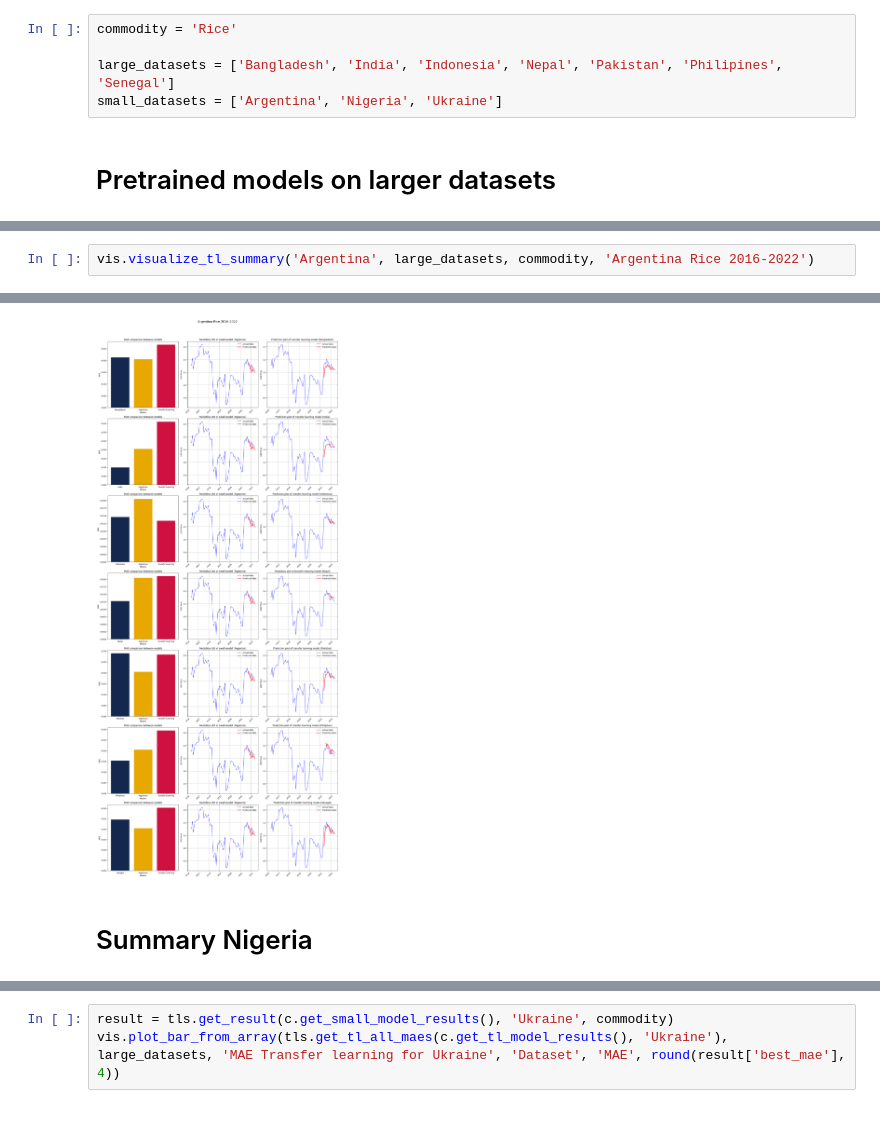
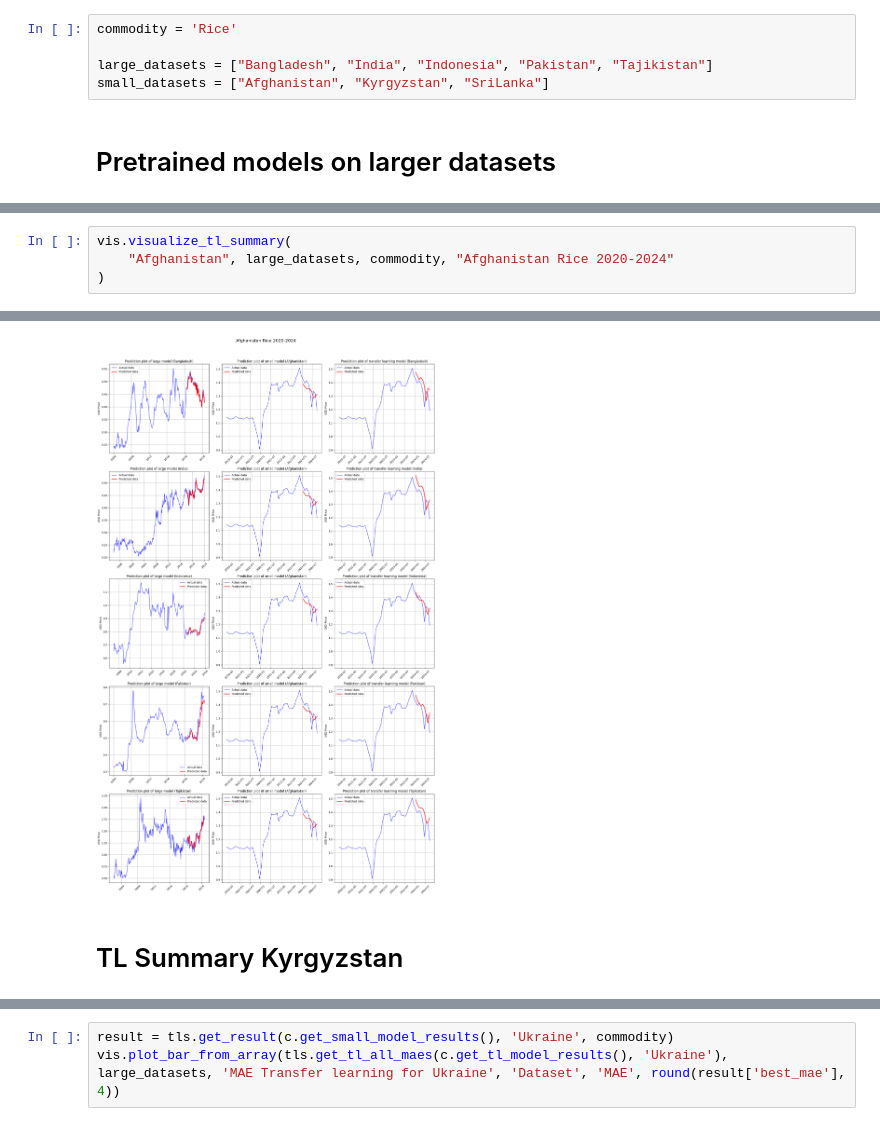
Before and after one commit to JanaJankovic/transfer-learning, a Jupyter notebook: src/model.ipynb, the cells around one changed output, grey strips where cells are left out. Saved outputs shown, nothing was run; the diff lists cells and outputs as text.

```diff
--- a/src/model.ipynb
+++ b/src/model.ipynb
@@ -25,8 +25,8 @@ importlib.reload(m)
 # %%
 commodity = 'Rice'
 
-large_datasets = ['Bangladesh', 'India', 'Indonesia', 'Nepal', 'Pakistan', 'Philipines', 'Senegal']
-small_datasets = ['Argentina', 'Nigeria', 'Ukraine']
+large_datasets = ["Bangladesh", "India", "Indonesia", "Pakistan", "Tajikistan"]
+small_datasets = ["Afghanistan", "Kyrgyzstan", "SriLanka"]
 # %% [markdown]
 # Pretrained models on larger datasets
 # %%
@@ -67,3 +109,5 @@ vis.plot_bar_from_array(tls.get_tl_all_maes(c.get_tl_model_results(), 'Argentina
 # %%
-vis.visualize_tl_summary('Argentina', large_datasets, commodity, 'Argentina Rice 2016-2022')
+vis.visualize_tl_summary(
+    "Afghanistan", large_datasets, commodity, "Afghanistan Rice 2020-2024"
+)
 # %% [output]
@@ -84,3 +129,3 @@ vis.visualize_tl_summary('Argentina', large_datasets, commodity, 'Argentina Rice
-[figure, old version]
+[figure, new version]
 # %% [markdown]
-# Summary Nigeria
+# TL Summary Kyrgyzstan
```
Also changed, not shown: parts of 19 cells of this notebook, 3 other files.
